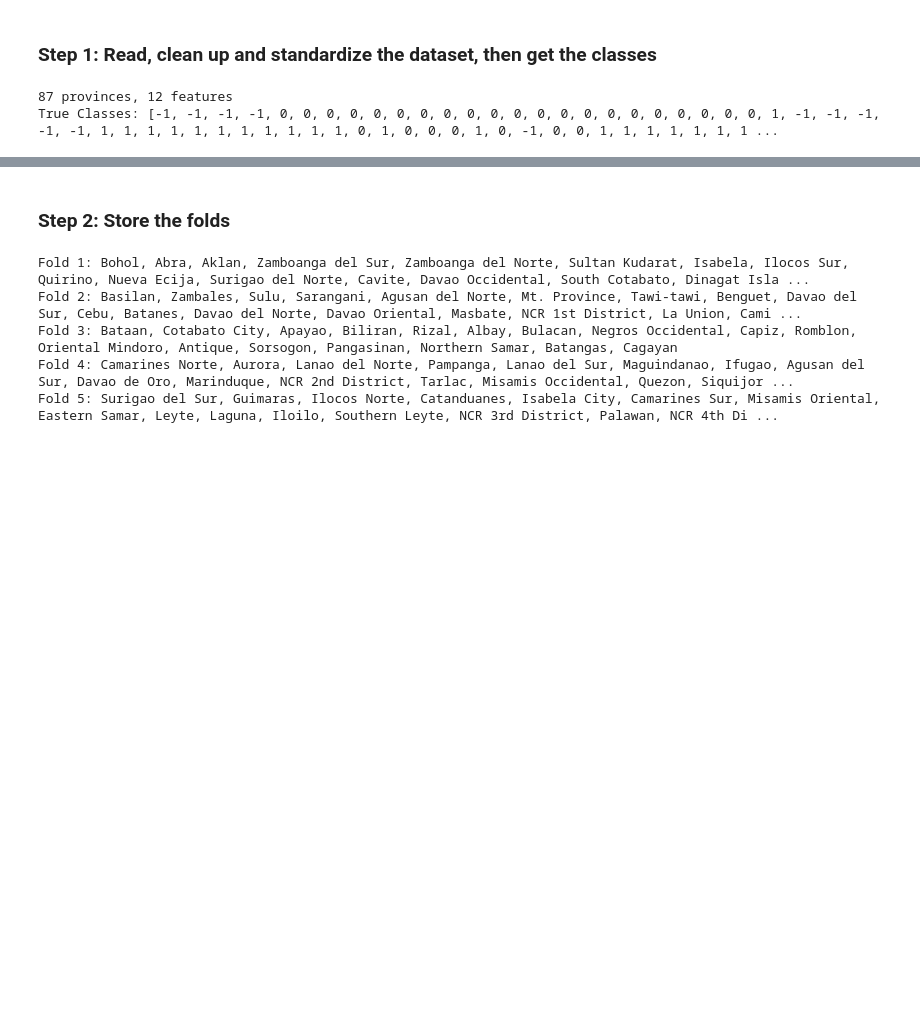
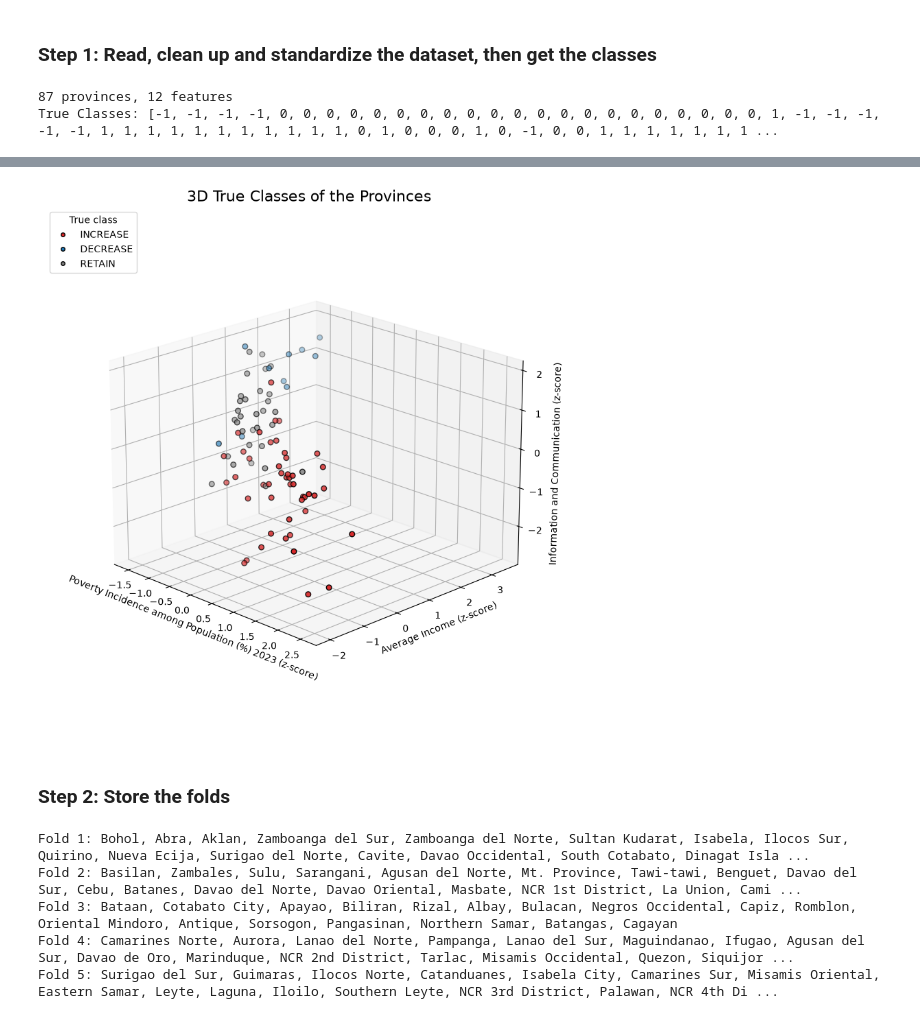
Before and after one commit to clarencelubrin/cmsc170-project, a Jupyter notebook: k-nearest-neighbors.ipynb, the cells around one changed output, grey strips where cells are left out. Saved outputs shown, nothing was run; the diff lists cells and outputs as text; code cells hidden in the pictures; blank space fills up the shorter version.

```diff
--- a/k-nearest-neighbors.ipynb
+++ b/k-nearest-neighbors.ipynb
@@ -47,3 +34,46 @@ True Classes: [-1, -1, -1, -1, 0, 0, 0, 0, 0, 0, 0, 0, 0, 0, 0, 0, 0, 0, 0, 0, 0
+# %%
+import matplotlib.pyplot as plt
+
+# Indexes of the three fields to use as the x, y and z dimensions
+selected_features = [0, 6, 8]     # Poverty Incidence 2023, Average Income, Information and Communication
+fields = createMatrix(Path(data_set_dir))[1]      # Names of the fields, for the axis labels
+
+# Color of each class, and the name of each class value (1 = INCREASE, 0 = RETAIN, -1 = DECREASE)
+class_colors = {"INCREASE": "tab:red", "DECREASE": "tab:blue", "RETAIN": "tab:gray"}
+class_names = {value: name for name, value in CLASS_VALUES.items()}
+
+# Create the 3D Matplotlib Plot
+fig = plt.figure(figsize=(10, 10))
+ax = fig.add_subplot(projection='3d')  # Enable 3D projection
+
+# Extract the coordinates of each province from the selected features
+x_coords = [p[selected_features[0]] for p in featuresList]
+y_coords = [p[selected_features[1]] for p in featuresList]
+z_coords = [p[selected_features[2]] for p in featuresList]
+
+# Scatter plot for the data points, colored by the true class of the province
+ax.scatter(x_coords, y_coords, z_coords,
+           c=[class_colors[class_names[label]] for label in labelList],
+           s=30, alpha=1, edgecolor='k')
+
+# Formatting and Titles
+# The values are standardized (z-score), since those are the values used for the distance
+ax.set_title("3D True Classes of the Provinces", fontsize=16)
+ax.set_xlabel(fields[selected_features[0]].split(" | ")[-1] + " (z-score)")
+ax.set_ylabel(fields[selected_features[1]].split(" | ")[-1] + " (z-score)")
+ax.set_zlabel(fields[selected_features[2]].split(" | ")[-1] + " (z-score)")
+
+# Legend with one entry per class
+handles = [plt.Line2D([], [], marker='.', linestyle='', color=color, markeredgecolor='k', markersize=8) for color in class_colors.values()]
+ax.legend(handles, list(class_colors.keys()), title="True class", loc="upper left")
+ax.set_box_aspect(None, zoom=0.85)     # Zoom out a bit so the z-axis label is not cut off
+
+# Adjust the viewing angle (elevation, azimuth)
+ax.view_init(elev=20, azim=-45)
+
+plt.show()
+# %% [output]
+[figure, added]
 # %% [markdown]
 ### Step 2: Store the folds
 # %%
```
Also changed, not shown: parts of 4 cells of this notebook, 12 other files.
